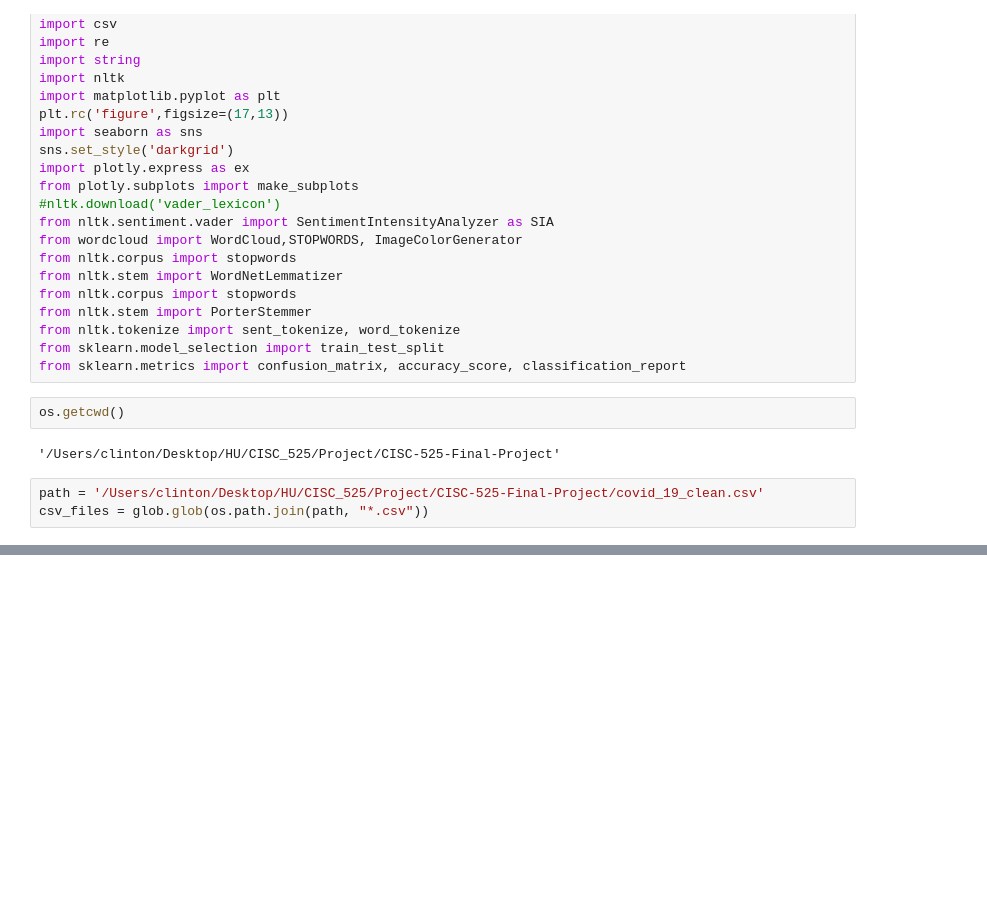
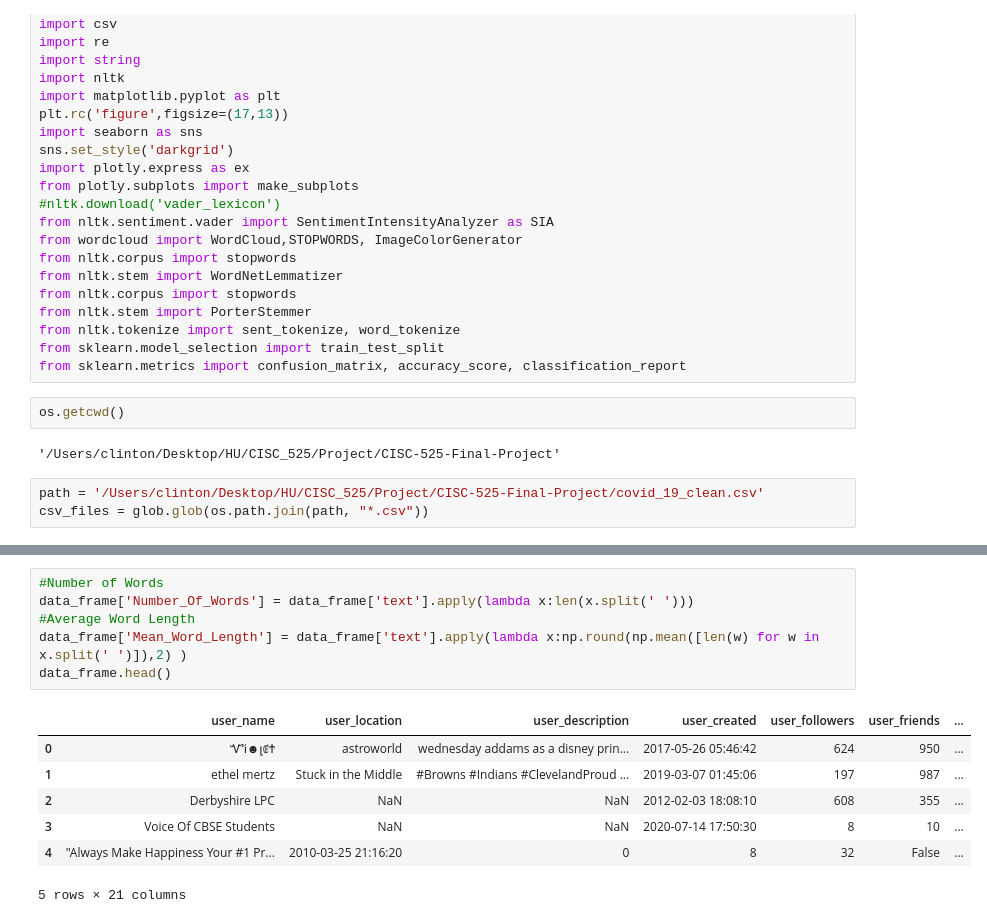
Before and after one commit to arnobchanda/CISC-525-Final-Project, a Jupyter notebook: sentiment-analysis_M2.ipynb, the cells around one changed output, grey strips where cells are left out. Saved outputs shown, nothing was run; the diff lists cells and outputs as text; blank space fills up the shorter version.

```diff
--- a/sentiment-analysis_M2.ipynb
+++ b/sentiment-analysis_M2.ipynb
@@ -217,0 +171,14 @@ df.head()
+# %%
+#Number of Words
+data_frame['Number_Of_Words'] = data_frame['text'].apply(lambda x:len(x.split(' ')))
+#Average Word Length
+data_frame['Mean_Word_Length'] = data_frame['text'].apply(lambda x:np.round(np.mean([len(w) for w in x.split(' ')]),2) )
+data_frame.head()
+# %% [output]
+|  | user_name | user_location | user_description | user_created | user_followers | user_friends | ... |
+| 0 | ᏉᎥ☻լꂅϮ | astroworld | wednesday addams as a disney prin... | 2017-05-26 05:46:42 | 624 | 950 | ... |
+| 1 | ethel mertz | Stuck in the Middle | #Browns #Indians #ClevelandProud ... | 2019-03-07 01:45:06 | 197 | 987 | ... |
+| 2 | Derbyshire LPC | NaN | NaN | 2012-02-03 18:08:10 | 608 | 355 | ... |
+| 3 | Voice Of CBSE Students | NaN | NaN | 2020-07-14 17:50:30 | 8 | 10 | ... |
+| 4 | "Always Make Happiness Your #1 Pr... | 2010-03-25 21:16:20 | 0 | 8 | 32 | False | ... |
+5 rows × 21 columns
```
Also changed, not shown: parts of 14 cells of this notebook.
